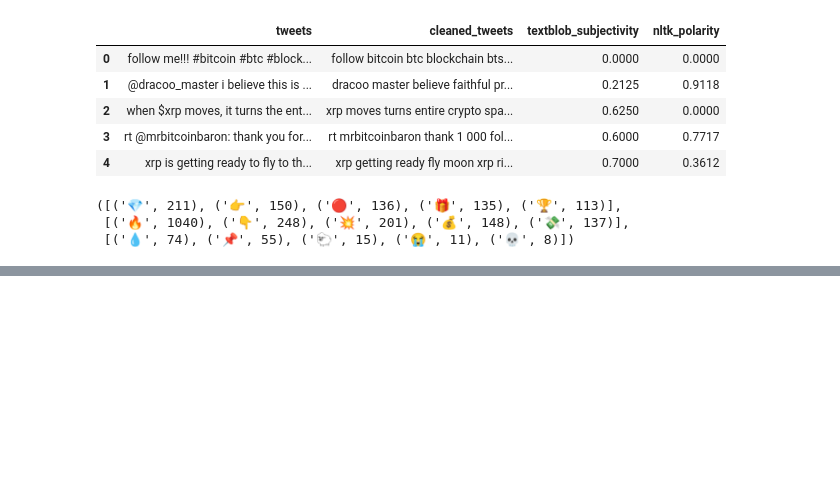
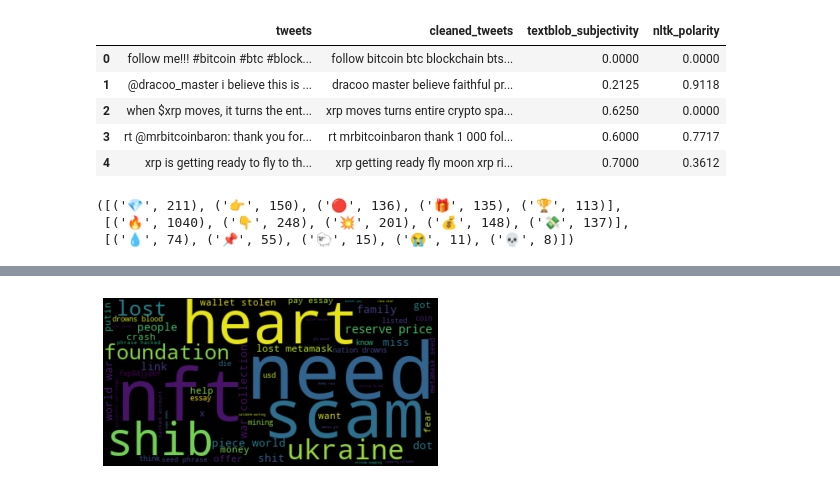
Before and after one commit to LaachH/dream_team, a Jupyter notebook: gunin files/refined.ipynb, the cells around one changed output, grey strips where cells are left out. Cells and saved outputs as stored; diff of their text form; code cells hidden in the pictures; blank space fills up the shorter version.

```diff
--- a/gunin files/refined.ipynb
+++ b/gunin files/refined.ipynb
@@ -384,0 +405,7 @@ eth_tweets = tweets('2022-04-05', '2022-04-11', 100, 'btc OR bitcoin OR crypto -
+# %%
+eth_neg_wordcloud = WordCloud(stopwords=stopwords).generate(eth_samples['negative sample'])
+plt.imshow(eth_neg_wordcloud, interpolation='bilinear')
+plt.axis("off")
+plt.show()
+# %% [output]
+[figure, added]
```
Also changed, not shown: parts of 37 cells of this notebook.
